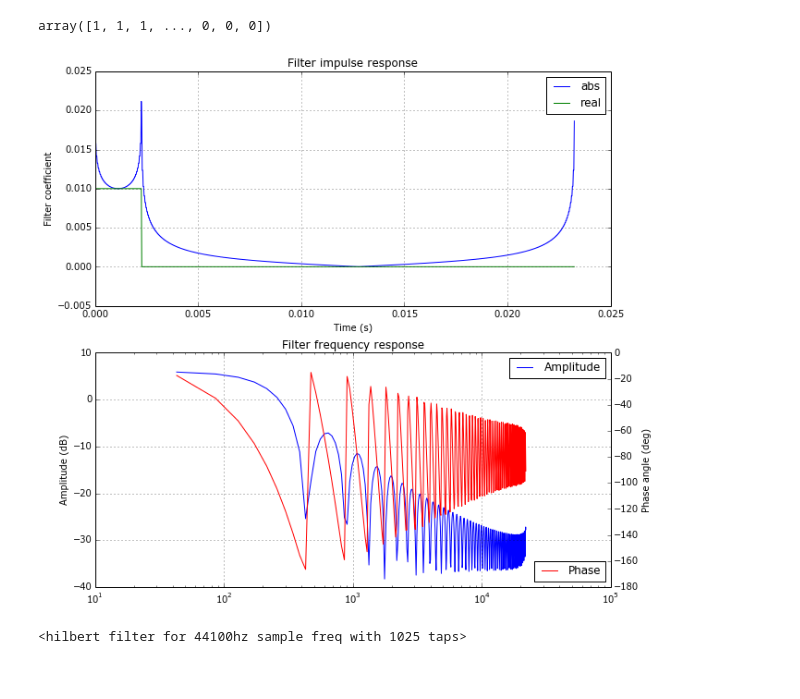
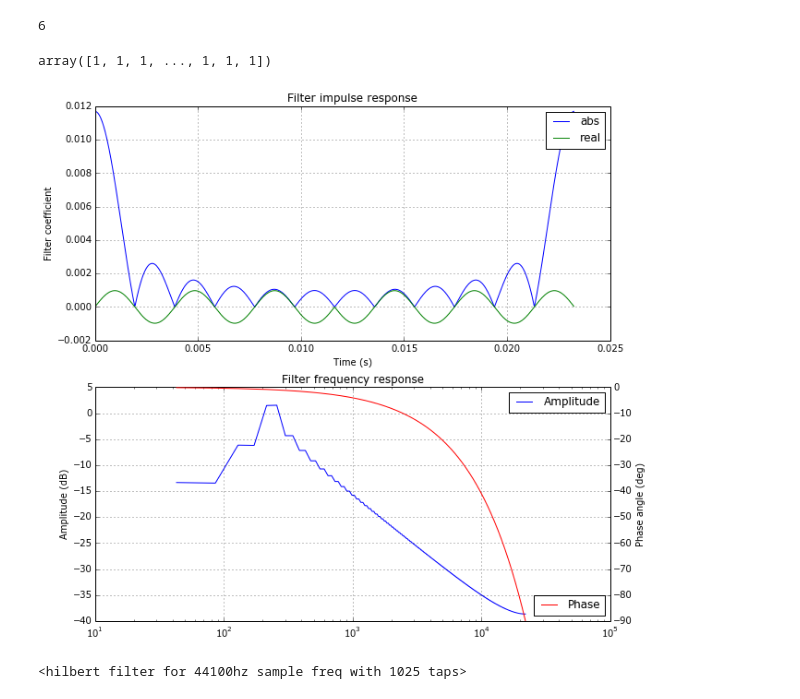
Before and after one commit to axiak/speakers, a Jupyter notebook: notebooks/HilbertFun.ipynb, the cells around one changed output. Saved outputs shown, nothing was run; the diff lists cells and outputs as text; code cells hidden in the pictures.

```diff
--- a/notebooks/HilbertFun.ipynb
+++ b/notebooks/HilbertFun.ipynb
@@ -4,18 +4,24 @@ from matplotlib import pyplot
 import scipy
 import numpy
 import scipy.signal
+# %%
+freq_per_value = 44100.0 / 1025
+cutoff = int(300 / freq_per_value)
+cutoff
+# %% [output]
+6
 # %%
-signal = numpy.array([1] * 100 +  [0] * 925)
+signal = numpy.array([1] * cutoff + [0] * (1025 - cutoff * 2) + [1] * cutoff)
 signal
 # %% [output]
-array([1, 1, 1, ..., 0, 0, 0])
+array([1, 1, 1, ..., 1, 1, 1])
 # %%
 from filter import filter
 # %%
 filter_factory = filter.FilterFactory(44100, 1025)
 # %%
-f = filter_factory.hilbert_filter(signal)
+f = filter_factory.hilbert_filter(signal, nocache=True)
 f
 # %% [output]
-[figure, old version]
+[figure, new version]
 <hilbert filter for 44100hz sample freq with 1025 taps>
```
Also changed, not shown: 3 other files.
